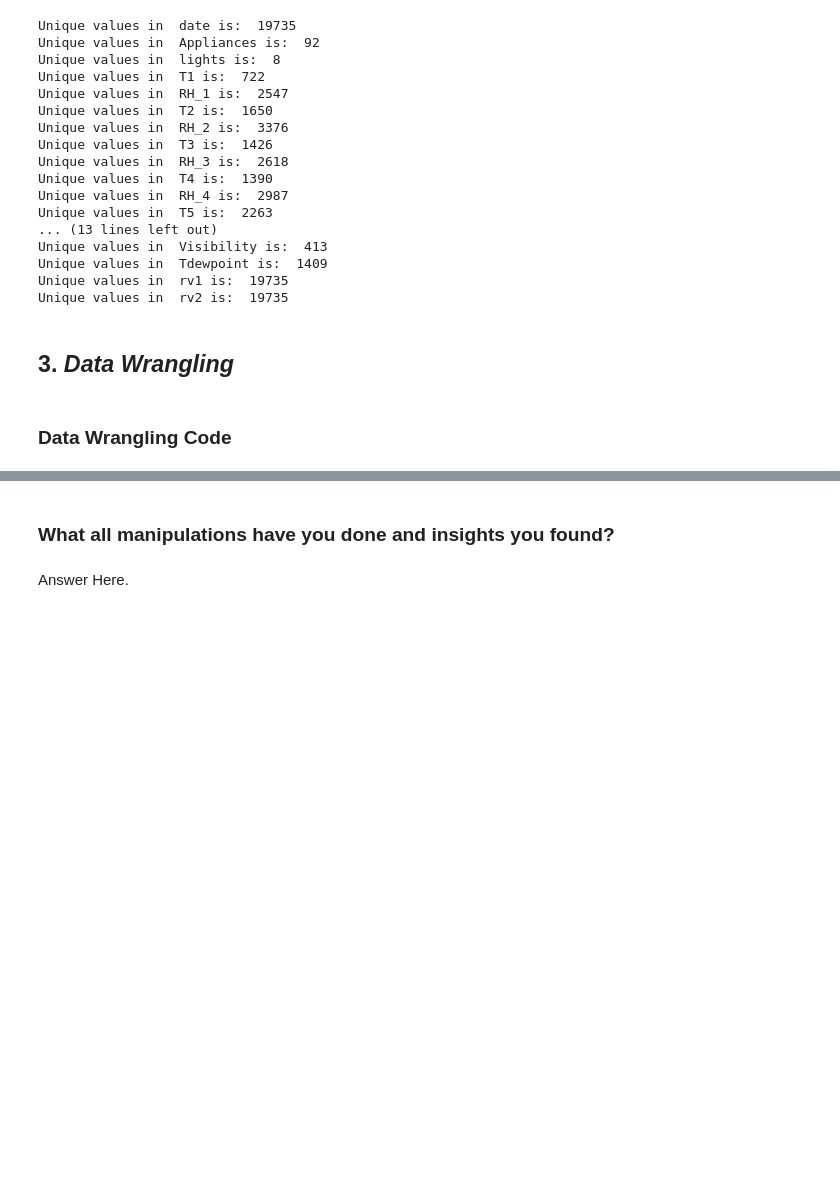
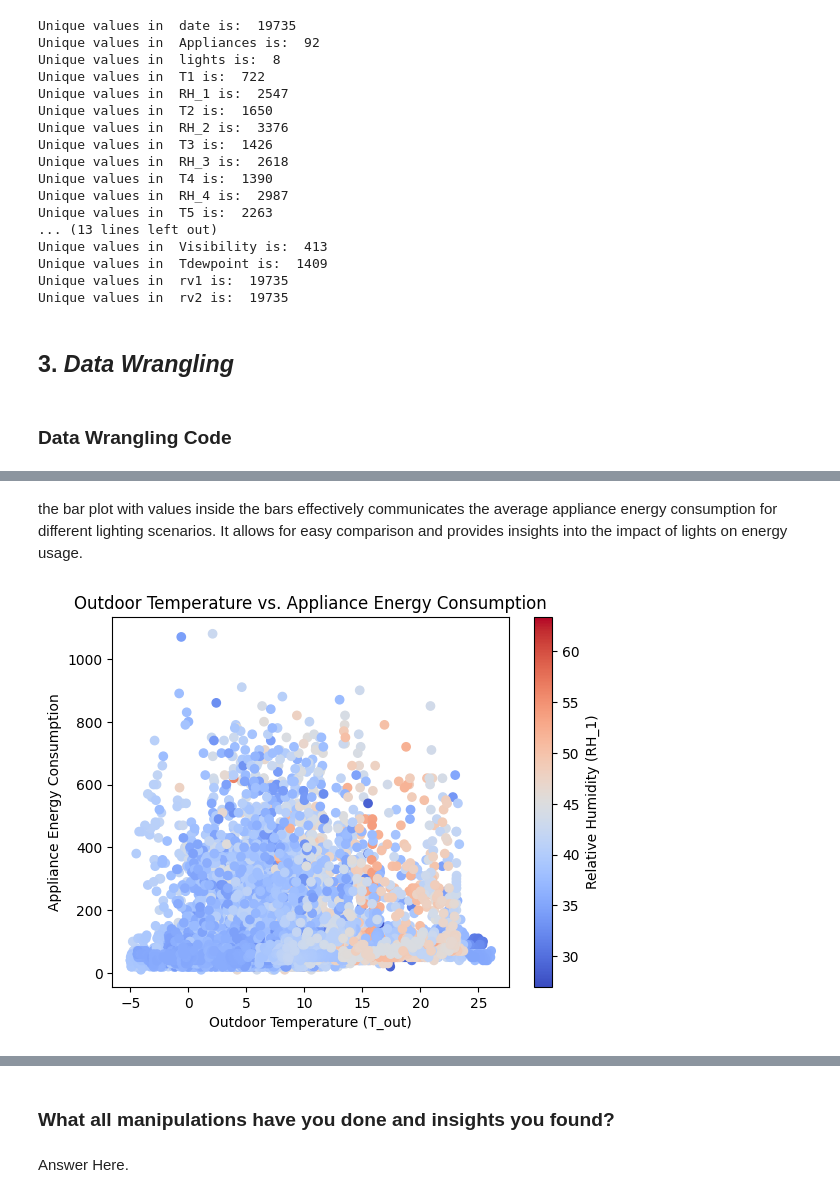
Before and after one commit to ruksz/EnergyPredictionML, a Jupyter notebook: ML_Capstone_Project_Appliance_Energy_Prediction_.ipynb, the cells around one changed output, grey strips where cells are left out. Drawn from its saved outputs; the diff is of its cells as text; code cells hidden in the pictures; blank space fills up the shorter version.

```diff
--- a/ML_Capstone_Project_Appliance_Energy_Prediction_.ipynb
+++ b/ML_Capstone_Project_Appliance_Energy_Prediction_.ipynb
@@ -466,0 +294,5 @@ selected_columns = ['T1', 'RH_1']
+# %%
+# Write your code to make your dataset analysis ready.
+
+# copy of the current dataset and assigning to app_data
+df=dataframe_df.copy()
@@ -466,0 +454,14 @@ selected_columns = ['T1', 'RH_1']
+# %% [markdown]
+ the bar plot with values inside the bars effectively communicates the average appliance energy consumption for different lighting scenarios. It allows for easy comparison and provides insights into the impact of lights on energy usage.
+# %%
+# Plotting the scatter plot with color
+plt.scatter(df['T_out'], df['Appliances'], c=df['RH_1'], cmap='coolwarm')
+plt.xlabel('Outdoor Temperature (T_out)')
+plt.ylabel('Appliance Energy Consumption')
+plt.title('Outdoor Temperature vs. Appliance Energy Consumption')
+plt.colorbar(label='Relative Humidity (RH_1)')
+
+# Display the plot
+plt.show()
+# %% [output]
+[figure, added]
```
Also changed, not shown: parts of 51 cells of this notebook.
